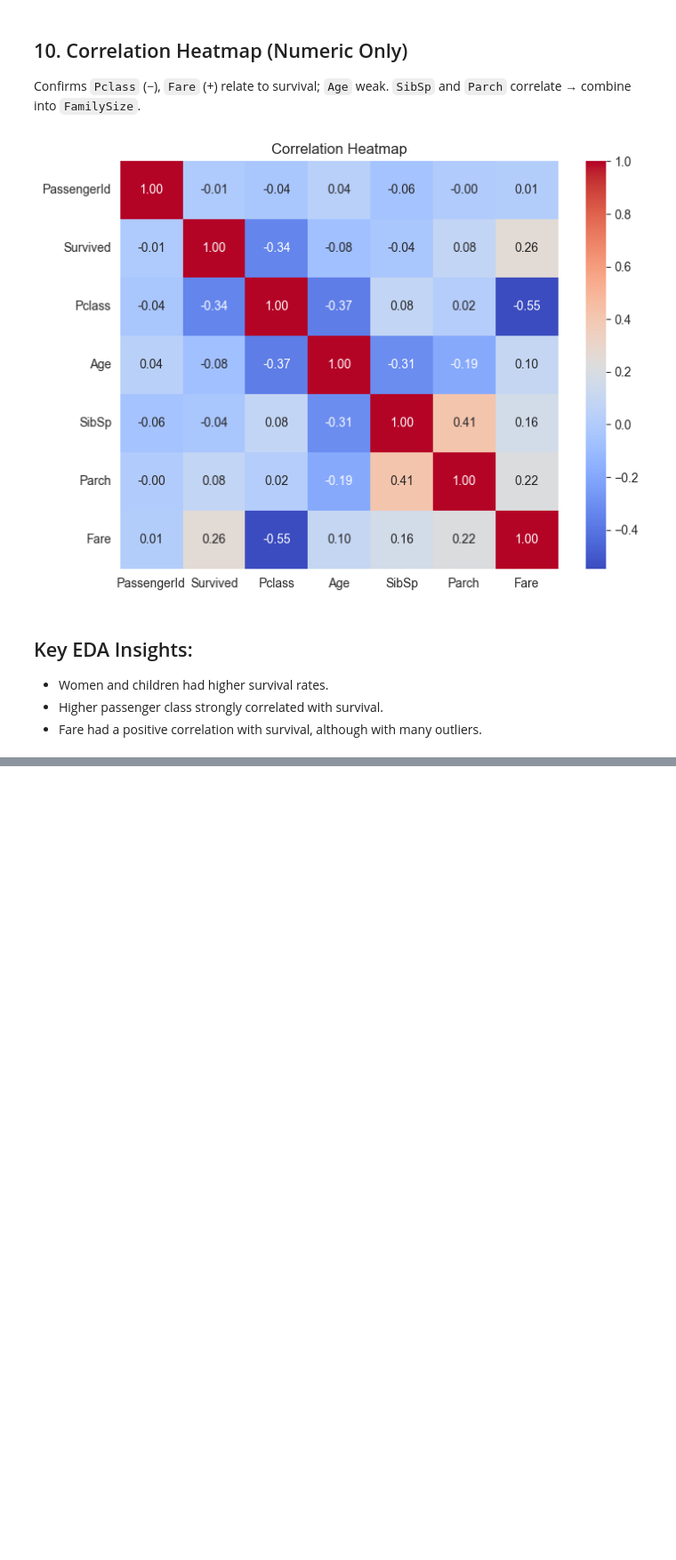
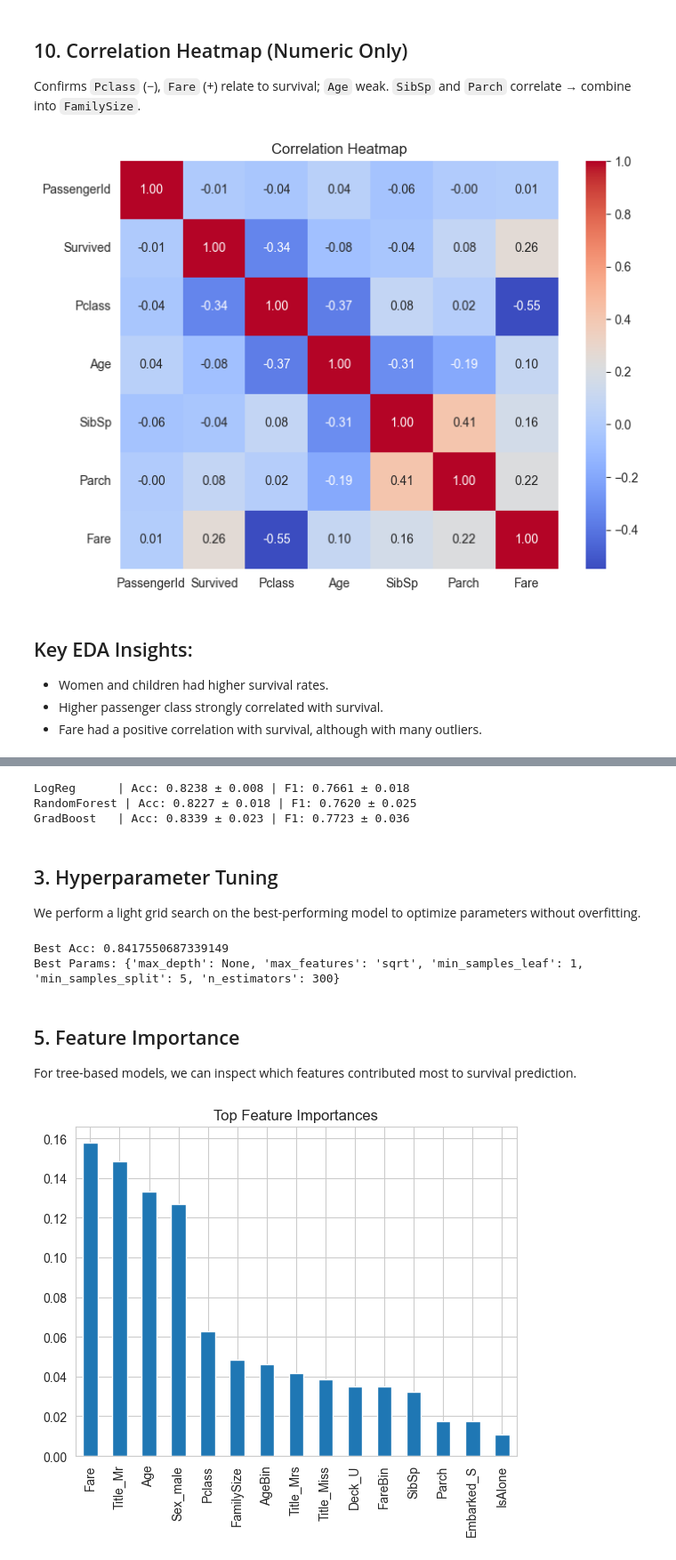
Before and after one commit to KasimM05/Titanic_predictions, a Jupyter notebook: Titanic.ipynb, the cells around one changed output, grey strips where cells are left out. Shown at 89% size. Drawn from its saved outputs; the diff is of its cells as text; code cells hidden in the pictures; blank space fills up the shorter version.

```diff
--- a/Titanic.ipynb
+++ b/Titanic.ipynb
@@ -171,0 +254,54 @@ plt.show()
+# %%
+cv = StratifiedKFold(n_splits=5, shuffle=True, random_state=42)
+
+models = {
+    "LogReg": LogisticRegression(max_iter=1000),
+    "RandomForest": RandomForestClassifier(n_estimators=400, random_state=42),
+    "GradBoost": GradientBoostingClassifier(random_state=42)
+}
+
+for name, mdl in models.items():
+    acc = cross_val_score(mdl, X_train, y_all, cv=cv, scoring='accuracy')
+    f1  = cross_val_score(mdl, X_train, y_all, cv=cv, scoring='f1')
+    print(f"{name:11s} | Acc: {acc.mean():.4f} ± {acc.std():.3f} | F1: {f1.mean():.4f} ± {f1.std():.3f}")
+# %% [output]
+LogReg      | Acc: 0.8238 ± 0.008 | F1: 0.7661 ± 0.018
+RandomForest | Acc: 0.8227 ± 0.018 | F1: 0.7620 ± 0.025
+GradBoost   | Acc: 0.8339 ± 0.023 | F1: 0.7723 ± 0.036
+# %% [markdown]
+## 3. Hyperparameter Tuning
+We perform a light grid search on the best-performing model to optimize parameters without overfitting.
+# %%
+from sklearn.model_selection import GridSearchCV
+
+rf = RandomForestClassifier(random_state=42)
+grid = {
+    "n_estimators": [300, 500, 800],
+    "max_depth": [None, 5, 10],
+    "min_samples_split": [2, 5, 10],
+    "min_samples_leaf": [1, 2, 4],
+    "max_features": ["sqrt", "log2"]
+}
+gs = GridSearchCV(rf, grid, cv=cv, scoring='accuracy', n_jobs=-1)
+gs.fit(X_train, y_all)
+
+print("Best Acc:", gs.best_score_)
+print("Best Params:", gs.best_params_)
+
+best_model = gs.best_estimator_
+# %% [output]
+Best Acc: 0.8417550687339149
+Best Params: {'max_depth': None, 'max_features': 'sqrt', 'min_samples_leaf': 1, 'min_samples_split': 5, 'n_estimators': 300}
+# %% [markdown]
+## 5. Feature Importance
+For tree-based models, we can inspect which features contributed most to survival prediction.
+# %%
+import matplotlib.pyplot as plt
+
+if hasattr(best_model, "feature_importances_"):
+    fi = pd.Series(best_model.feature_importances_, index=X_train.columns).sort_values(ascending=False).head(15)
+    fi.plot(kind='bar')
+    plt.title("Top Feature Importances")
+    plt.show()
+# %% [output]
+[figure, added]
```
Also changed, not shown: parts of 4 cells of this notebook.
